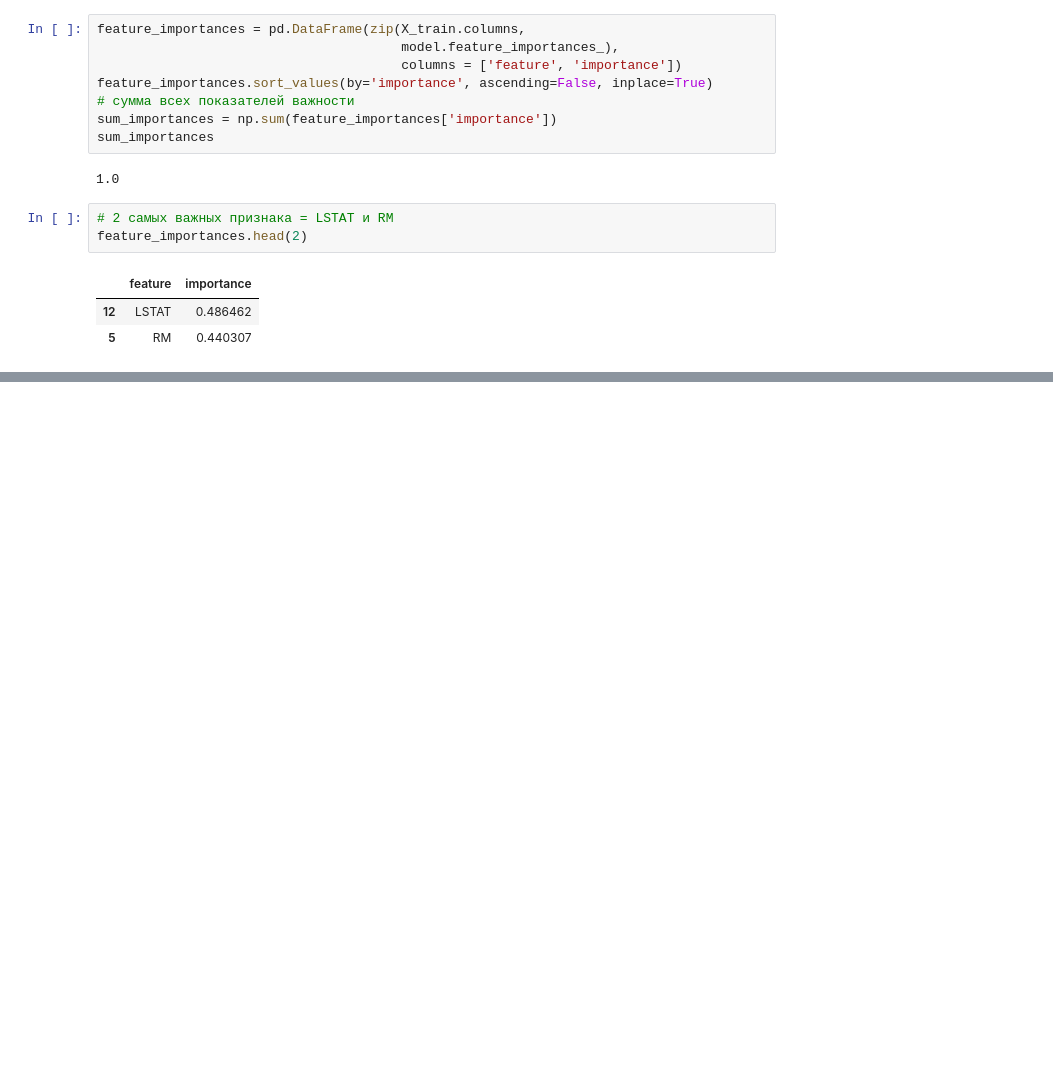
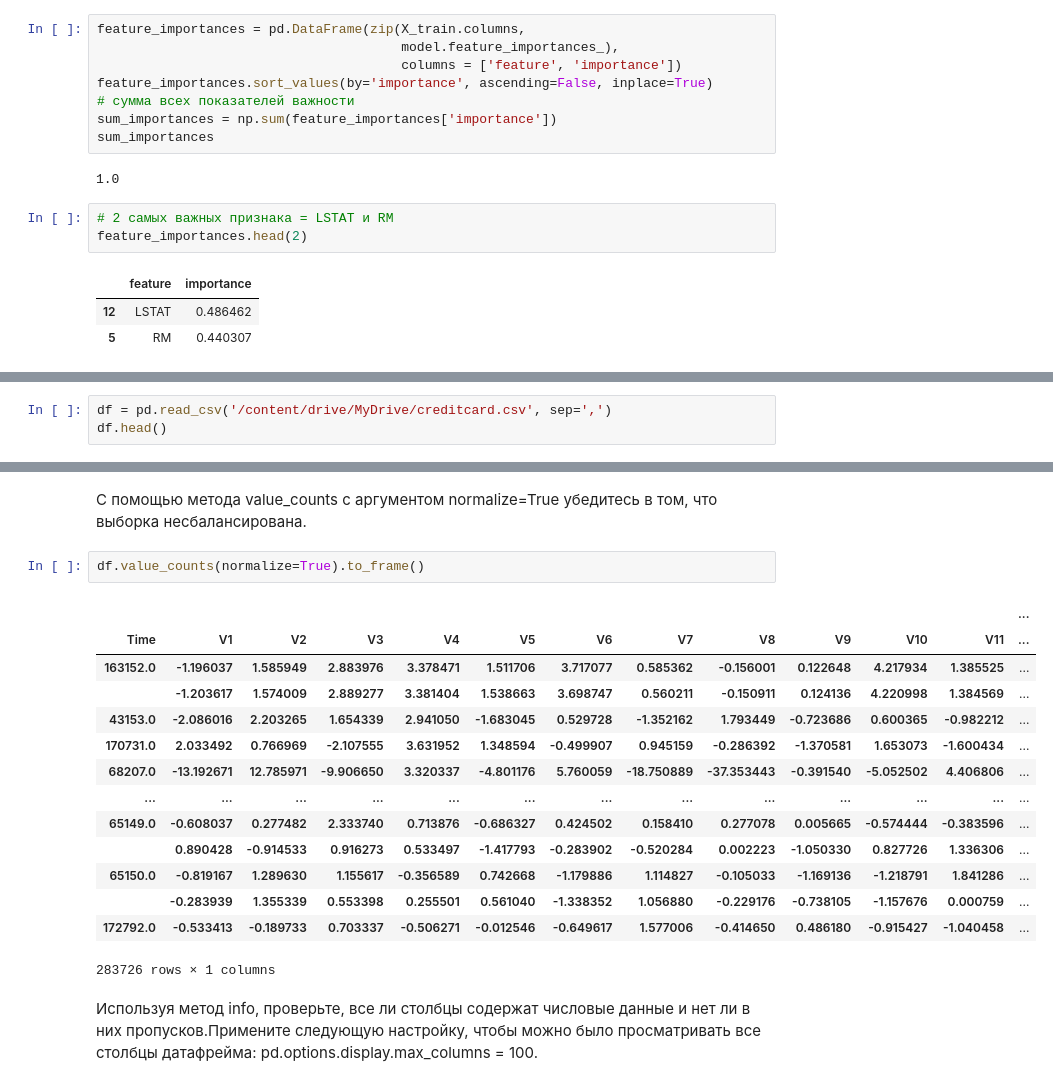
Before and after one commit to OllyMuh/Python_for_DataScience, a Jupyter notebook: Lesson_3_Python_for_Data.ipynb, the cells around one changed output, grey strips where cells are left out. Drawn from its saved outputs; the diff is of its cells as text; blank space fills up the shorter version.

```diff
--- a/Lesson_3_Python_for_Data.ipynb
+++ b/Lesson_3_Python_for_Data.ipynb
@@ -164,0 +173,3 @@ feature_importances.head(2)
+# %%
+df = pd.read_csv('/content/drive/MyDrive/creditcard.csv', sep=',')
+df.head()
@@ -164,0 +183,21 @@ feature_importances.head(2)
+# %% [markdown]
+С помощью метода value_counts с аргументом normalize=True убедитесь в том, что выборка несбалансирована.
+# %%
+df.value_counts(normalize=True).to_frame()
+# %% [output]
+|  |  |  |  |  |  |  |  |  |  |  |  | ... |
+| Time | V1 | V2 | V3 | V4 | V5 | V6 | V7 | V8 | V9 | V10 | V11 | ... |
+| 163152.0 | -1.196037 | 1.585949 | 2.883976 | 3.378471 | 1.511706 | 3.717077 | 0.585362 | -0.156001 | 0.122648 | 4.217934 | 1.385525 | ... |
+|  | -1.203617 | 1.574009 | 2.889277 | 3.381404 | 1.538663 | 3.698747 | 0.560211 | -0.150911 | 0.124136 | 4.220998 | 1.384569 | ... |
+| 43153.0 | -2.086016 | 2.203265 | 1.654339 | 2.941050 | -1.683045 | 0.529728 | -1.352162 | 1.793449 | -0.723686 | 0.600365 | -0.982212 | ... |
+| 170731.0 | 2.033492 | 0.766969 | -2.107555 | 3.631952 | 1.348594 | -0.499907 | 0.945159 | -0.286392 | -1.370581 | 1.653073 | -1.600434 | ... |
+| 68207.0 | -13.192671 | 12.785971 | -9.906650 | 3.320337 | -4.801176 | 5.760059 | -18.750889 | -37.353443 | -0.391540 | -5.052502 | 4.406806 | ... |
+| ... | ... | ... | ... | ... | ... | ... | ... | ... | ... | ... | ... | ... |
+| 65149.0 | -0.608037 | 0.277482 | 2.333740 | 0.713876 | -0.686327 | 0.424502 | 0.158410 | 0.277078 | 0.005665 | -0.574444 | -0.383596 | ... |
+|  | 0.890428 | -0.914533 | 0.916273 | 0.533497 | -1.417793 | -0.283902 | -0.520284 | 0.002223 | -1.050330 | 0.827726 | 1.336306 | ... |
+| 65150.0 | -0.819167 | 1.289630 | 1.155617 | -0.356589 | 0.742668 | -1.179886 | 1.114827 | -0.105033 | -1.169136 | -1.218791 | 1.841286 | ... |
+|  | -0.283939 | 1.355339 | 0.553398 | 0.255501 | 0.561040 | -1.338352 | 1.056880 | -0.229176 | -0.738105 | -1.157676 | 0.000759 | ... |
+| 172792.0 | -0.533413 | -0.189733 | 0.703337 | -0.506271 | -0.012546 | -0.649617 | 1.577006 | -0.414650 | 0.486180 | -0.915427 | -1.040458 | ... |
+283726 rows × 1 columns
+# %% [markdown]
+Используя метод info, проверьте, все ли столбцы содержат числовые данные и нет ли в них пропусков.Примените следующую настройку, чтобы можно было просматривать все столбцы датафрейма: pd.options.display.max_columns = 100.
```
Also changed, not shown: parts of 16 cells of this notebook.
